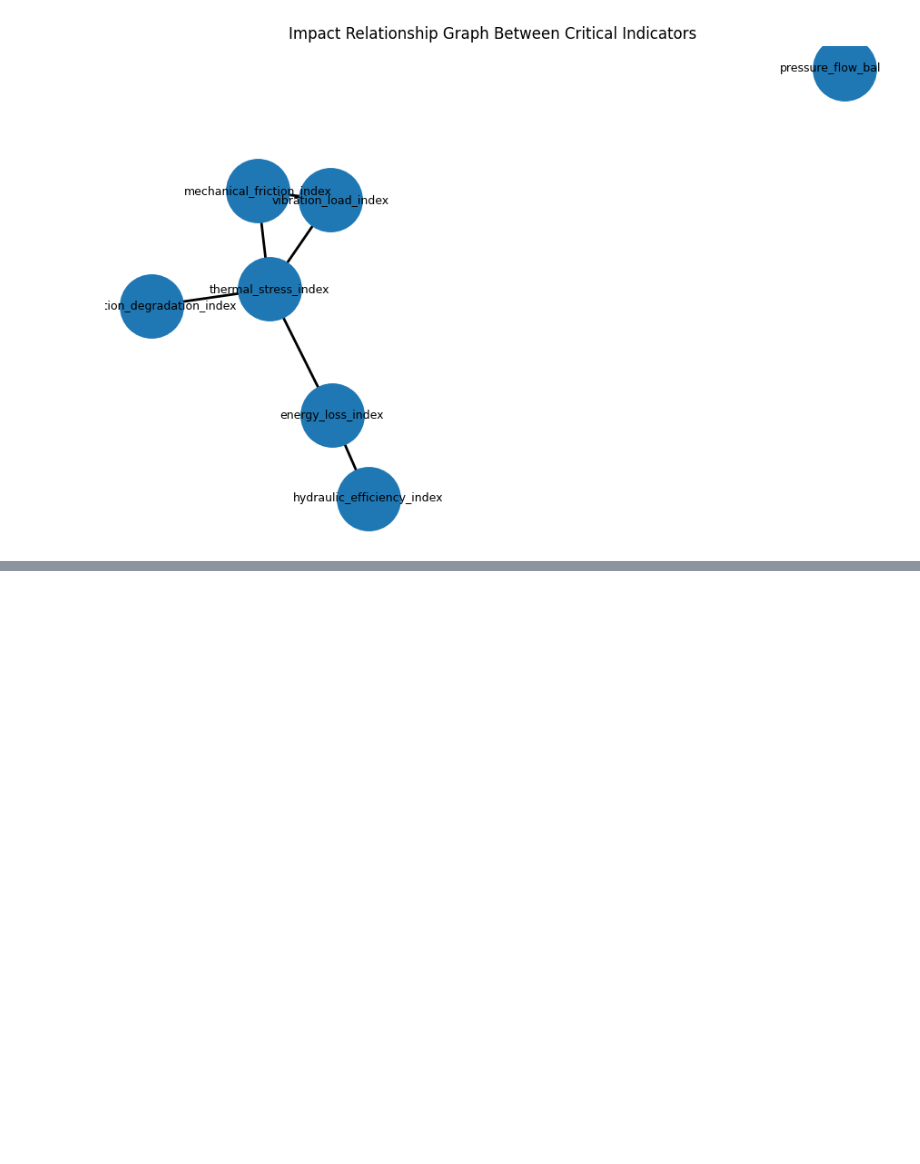
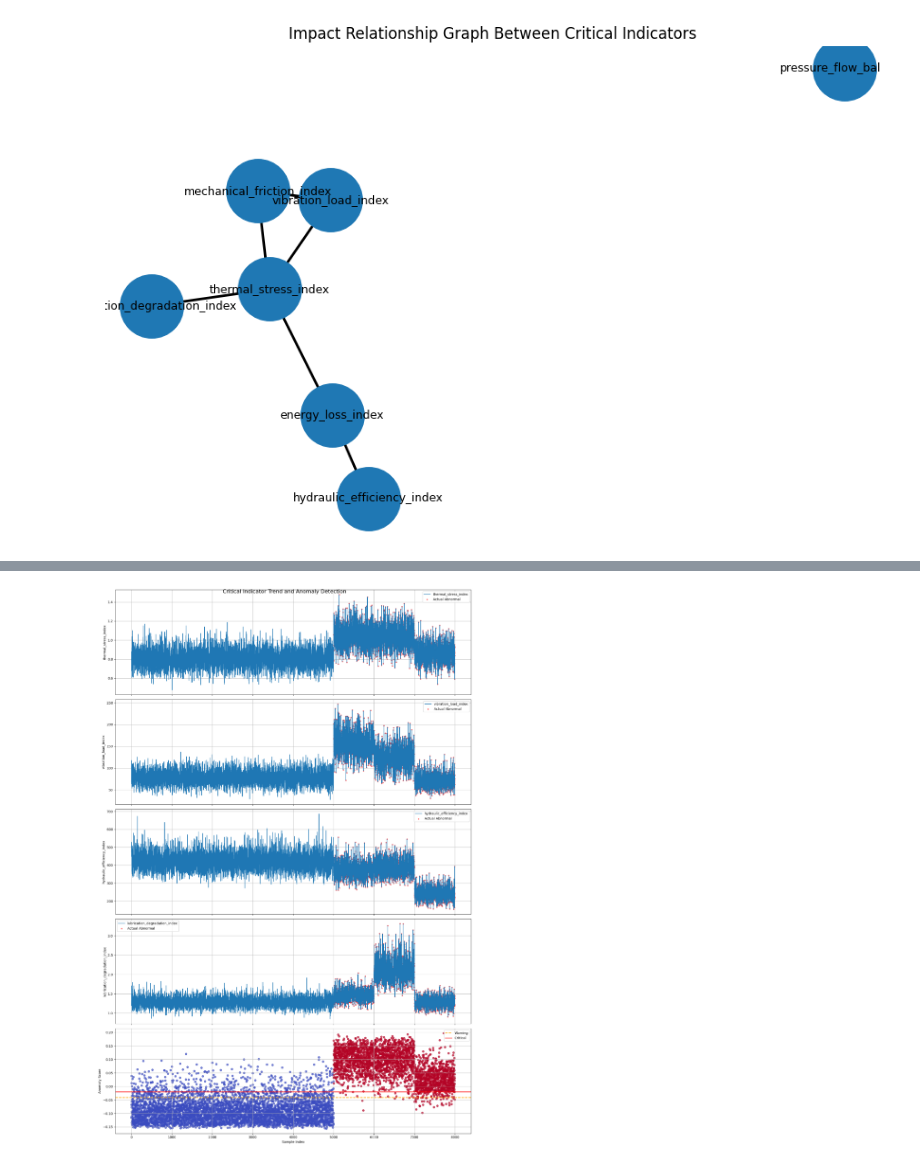
Before and after one commit to efforthye/human-ai, a Jupyter notebook: workspace/8-01) 머신러닝 응용실습_1.ipynb, the cells around one changed output, grey strips where cells are left out. Saved outputs shown, nothing was run; the diff lists cells and outputs as text; code cells hidden in the pictures; blank space fills up the shorter version.

```diff
--- a/workspace/8-01) 머신러닝 응용실습_1.ipynb
+++ b/workspace/8-01) 머신러닝 응용실습_1.ipynb
@@ -388,0 +502,58 @@ plt.show()
+# %%
+# ===================================================
+# 11. 이상 점수를 기준으로 위험 등급 생성 및 그래프 시각화
+# ===================================================
+
+# 전체 데이터 스케일링
+X_all_scaled = scaler.transform(df_feat[critical_cols])
+# 이상 점수 계산
+raw_score = iso_model.decision_function(X_all_scaled)
+
+# anomaly score 생성
+df_feat["anomaly_score"] = -raw_score
+# anomaly score를 warning/critical 기준과 비교해서 normal, warning, critical 등급 생성
+df_feat["risk+level"] = df_feat.anomaly_score.apply(
+    lambda score: classify_risk_level(score, warning_threshold, critical_threshold)
+)
+
+# 치명인자 & 이상데이터 시계열 + 이상 구간 비교 시각화
+critical_plot_cols = ["thermal_stress_index","vibration_load_index","hydraulic_efficiency_index","lubrication_degradation_index"]
+# 시각화할 치명인자 개수 + 1개(맨 아래 종합용 칸)만큼 세로로 서브플롯 생성
+fig, axes = plt.subplots(
+    len(critical_plot_cols)+1,
+    1,
+    figsize=(16,24),
+    sharex=True, # sharex=True: 모든 그래프가 x축(인덱스)을 공유하도록 설정
+)
+# 각 치명인자마다 하나의 서브플롯에 그래프를 그림
+for i, col in enumerate(critical_plot_cols):
+    # 해당 치명인자 값을 시계열(선 그래프)로 표시
+    axes[i].plot(df_feat.index, df_feat[col], linewidth=1.5, label=col)
+    # 실제 이상 데이터 표시
+    abnormal_idx = df_feat[df_feat.is_abnormal==1].index
+    # 이상 데이터 지점을 빨간 점으로 겹쳐 표시 (실제 고장 구간 확인용)
+    axes[i].scatter(abnormal_idx, df_feat.loc[abnormal_idx, col], color="red", s=10, alpha=0.5, label="Actual Abnormal")
+    axes[i].set_ylabel(col) # y축 라벨을 해당 치명인자 이름으로 설정
+    axes[i].legend() # 범례 표시 (선/점이 무엇인지 안내)
+    axes[i].grid(True) # 배경에 그리드 형식으로 선 표시
+
+# 마지막 그래프 = 이상 점수
+# is_abnormal 값(0/1)에 따라 점 색을 다르게 표시 (정상/이상 색 구분)
+axes[-1].scatter(df_feat.index, df_feat.anomaly_score, c=df_feat.is_abnormal, cmap="coolwarm", alpha=0.7)
+# Warning 기준선을 주황색 점선으로 가로로 표시 (이 선을 넘으면 경고 단계)
+axes[-1].axhline(warning_threshold, color="orange", linestyle="--", linewidth=2, label="Warning")
+# Critical 기준선을 빨간색 실선으로 가로로 표시 (이 선을 넘으면 위험 단계)
+axes[-1].axhline(critical_threshold, color="red", linestyle="-", linewidth=2, label="Critical")
+
+# 그래프 레이아웃 설정
+axes[-1].set_ylabel("Anomaly Score") # y축 라벨을 이상 점수로 설정
+axes[-1].legend() # 범례 표시 (정상/이상 점, Warning/Critical 선 안내)
+axes[-1].grid(True) # 배경에 그리드 선 표시
+axes[-1].set_xlabel("Sample Index") # x축 라벨을 샘플 인덱스로 설정 (맨 아래 칸에만 표시)
+
+# 그래프 출력
+plt.suptitle("Critical Indicator Trend and Anomaly Detection", fontsize=16) # 전체 그래프 상단 제목
+plt.tight_layout() # 그래프 간 간격을 자동 조정해 라벨/제목 겹침 방지
+plt.show() # 완성된 그래프 출력
+# %% [output]
+[figure, added]
```
Also changed, not shown: parts of 2 cells of this notebook, 11 other files.
